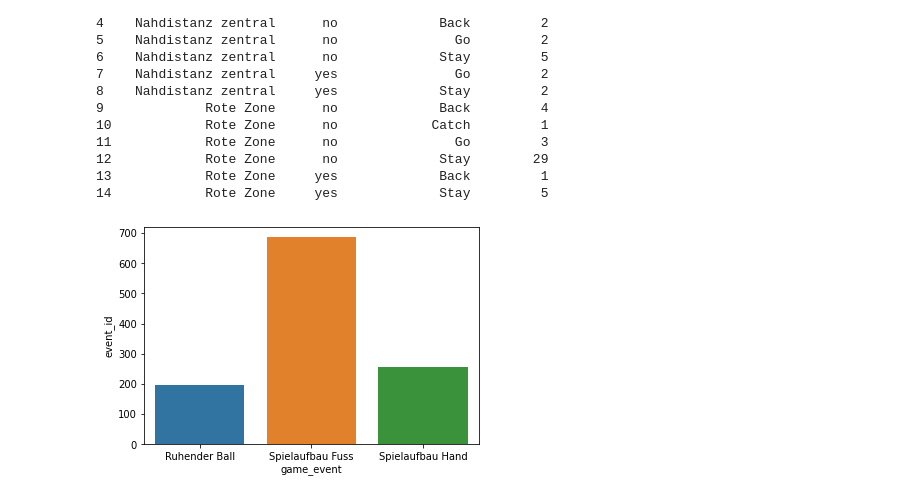
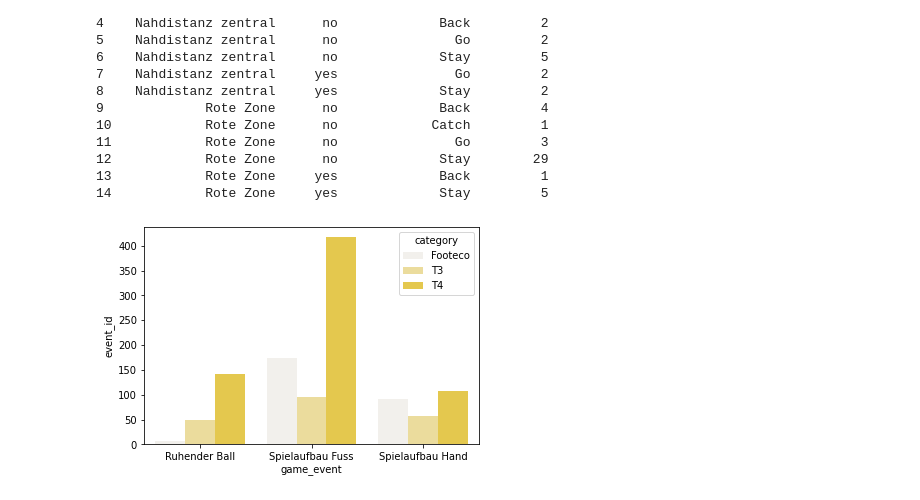
Before and after one commit to keepertrainer78698/youth-base, a Jupyter notebook: game-stats/keeperstats.ipynb, the cells around one changed output. Saved outputs shown, nothing was run; the diff lists cells and outputs as text; code cells hidden in the pictures.

```diff
--- a/game-stats/keeperstats.ipynb
+++ b/game-stats/keeperstats.ipynb
@@ -283,14 +290,14 @@ print(group_close_events)
 # %%
 # Analysis of offensive events
 
 ## Creating a dataframe with solely defensive events and columns
 offensive_df = events_df.loc[events_df.phase == 'off']
 offensive_df = offensive_df.dropna(axis = 1, how = 'all')
 offensive_df['under_pressure'] = offensive_df.under_pressure.apply(lambda x: 1 if x == 'checked' else 0)
 
-group_off_events = offensive_df.groupby('game_event').event_id.count().reset_index()
+group_off_events = offensive_df.groupby(['game_event', 'category']).event_id.count().reset_index()
 
-sns.barplot(data=group_off_events, x = 'game_event', y = 'event_id')
+sns.barplot(data=group_off_events, x = 'game_event', y = 'event_id', hue = 'category', color = color_yellow)
 plt.show()
 # %% [output]
-[figure, old version]
+[figure, new version]
```
Also changed, not shown: parts of 6 cells of this notebook, 2 other files.
